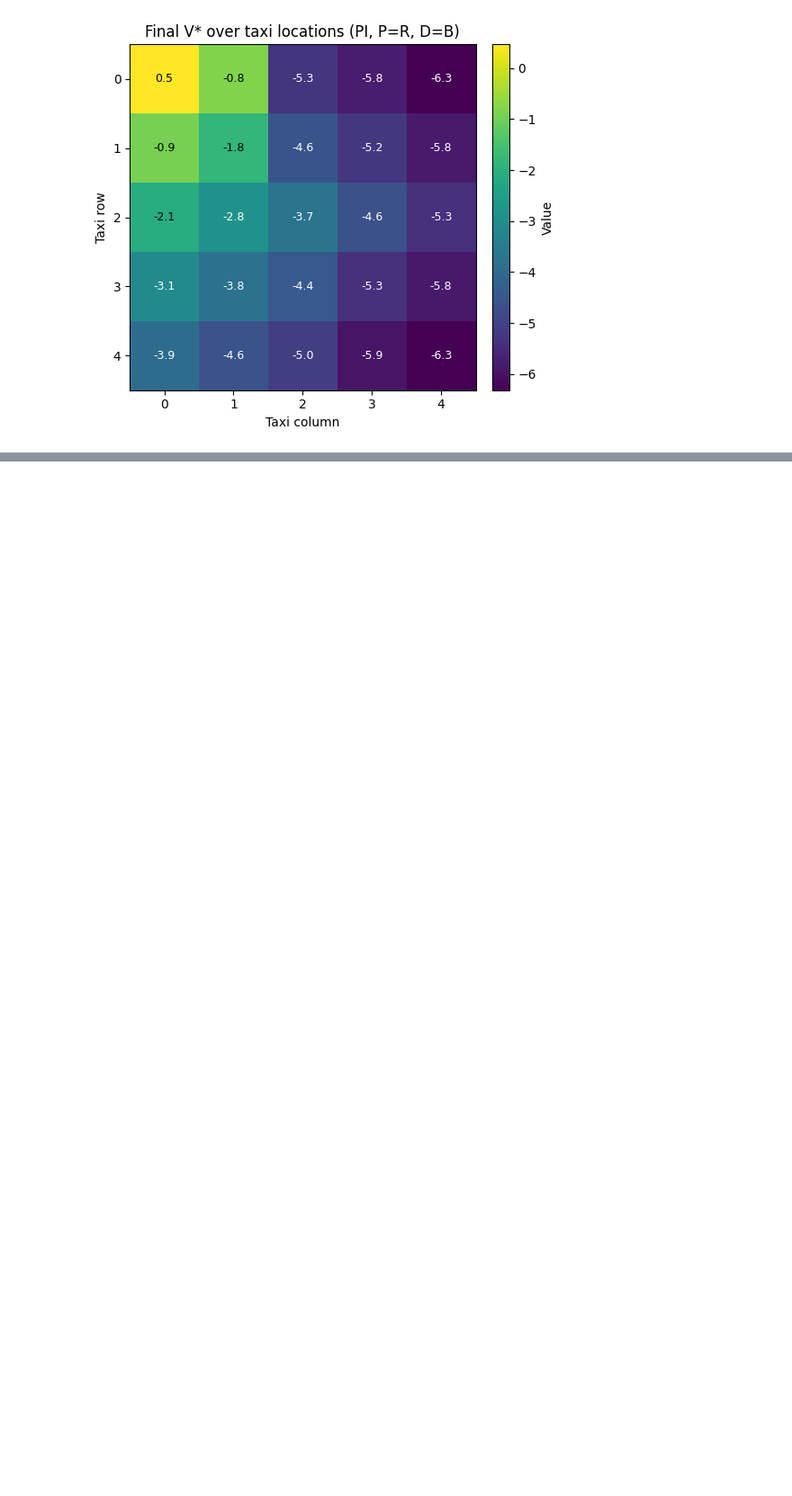
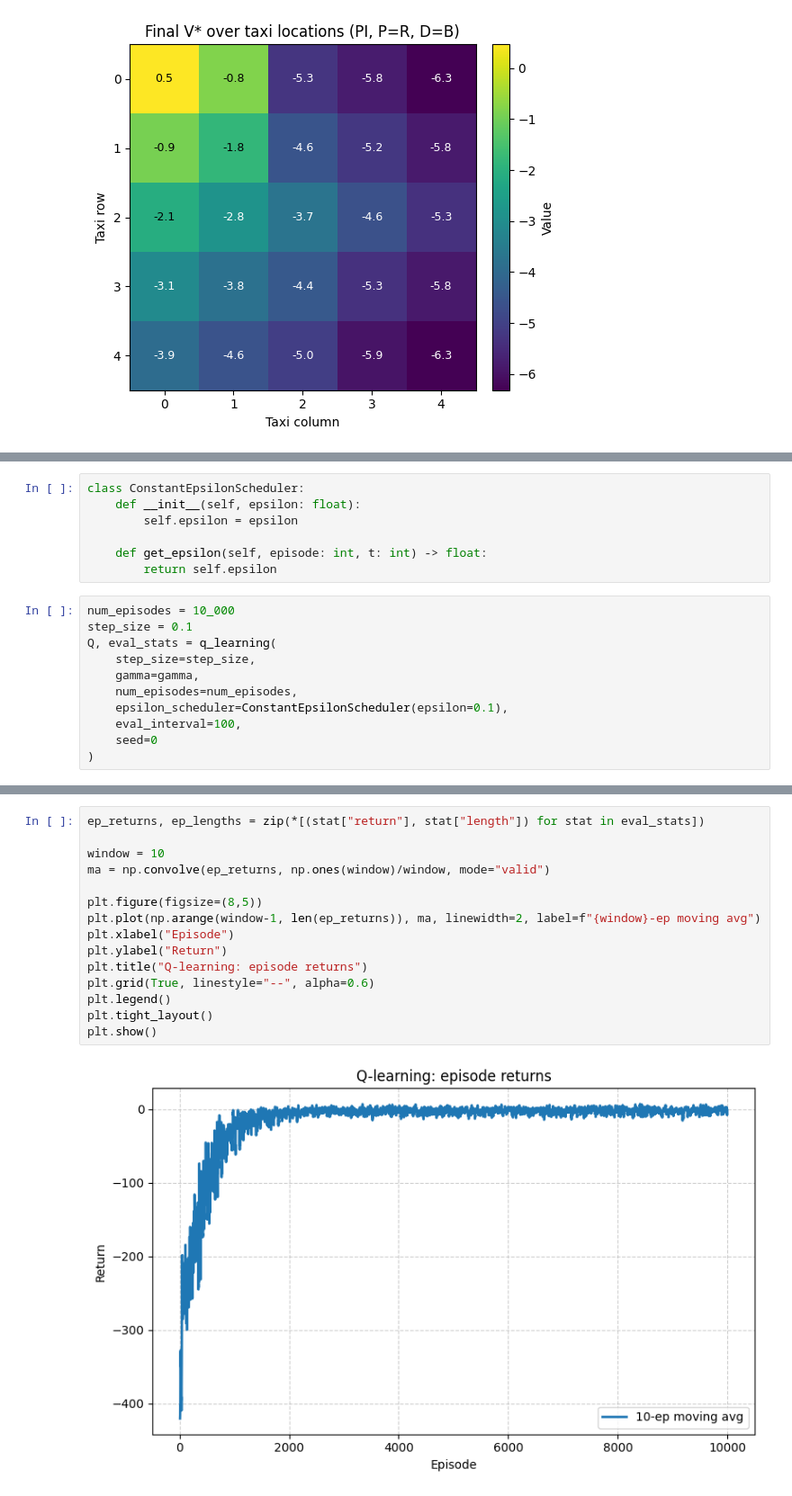
Before and after one commit to AlexandreBrown/RL-Learning-From-Data, a Jupyter notebook: hw2_starter_code(taxi).ipynb, the cells around one changed output, grey strips where cells are left out. Shown at 90% size. Drawn from its saved outputs; the diff is of its cells as text; blank space fills up the shorter version.

Commit message:
Added Q-Learning

```diff
--- a/hw2_starter_code(taxi).ipynb
+++ b/hw2_starter_code(taxi).ipynb
@@ -858,0 +899,18 @@ Max-norm value difference ||V*_VI - V*_PI||_inf: 2.34244e-05
+# %%
+class ConstantEpsilonScheduler:
+    def __init__(self, epsilon: float):
+        self.epsilon = epsilon
+
+    def get_epsilon(self, episode: int, t: int) -> float:
+        return self.epsilon
+# %%
+num_episodes = 10_000
+step_size = 0.1
+Q, eval_stats = q_learning(
+    step_size=step_size,
+    gamma=gamma,
+    num_episodes=num_episodes,
+    epsilon_scheduler=ConstantEpsilonScheduler(epsilon=0.1),
+    eval_interval=100,
+    seed=0
+)
@@ -858,0 +935,17 @@ Max-norm value difference ||V*_VI - V*_PI||_inf: 2.34244e-05
+# %%
+ep_returns, ep_lengths = zip(*[(stat["return"], stat["length"]) for stat in eval_stats])
+
+window = 10
+ma = np.convolve(ep_returns, np.ones(window)/window, mode="valid")
+
+plt.figure(figsize=(8,5))
+plt.plot(np.arange(window-1, len(ep_returns)), ma, linewidth=2, label=f"{window}-ep moving avg")
+plt.xlabel("Episode")
+plt.ylabel("Return")
+plt.title("Q-learning: episode returns")
+plt.grid(True, linestyle="--", alpha=0.6)
+plt.legend()
+plt.tight_layout()
+plt.show()
+# %% [output]
+[figure, added]
```
Also changed, not shown: parts of 15 cells of this notebook.
